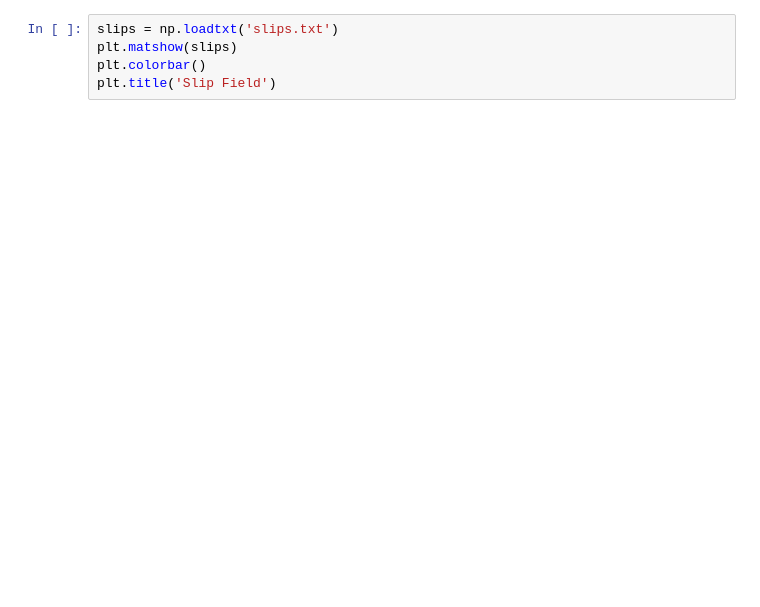
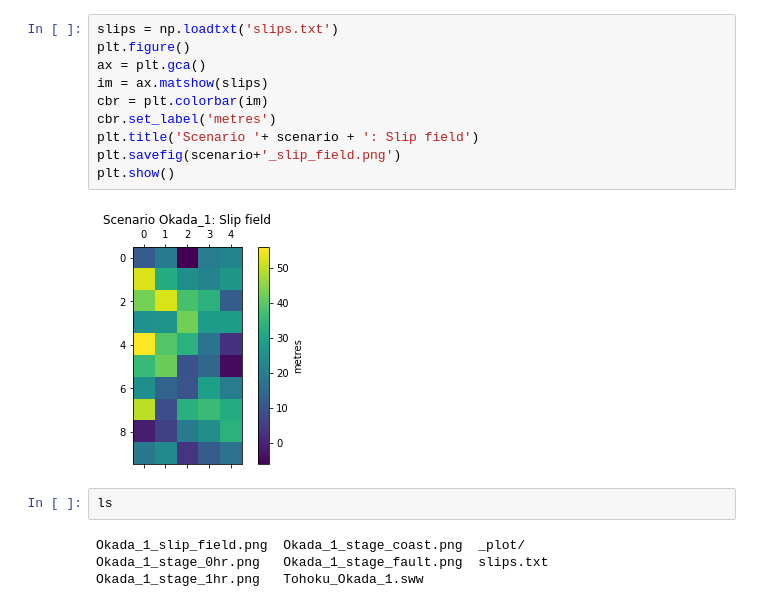
Before and after one commit to stoiver/Tohoku, a Jupyter notebook: notebook_plot_sww.ipynb, the cells around one changed output. Cells and saved outputs as stored; diff of their text form; blank space fills up the shorter version.

```diff
--- a/notebook_plot_sww.ipynb
+++ b/notebook_plot_sww.ipynb
@@ -44,5 +73,18 @@ plt.title('Stage near fault')
 # %%
 slips = np.loadtxt('slips.txt')
-plt.matshow(slips)
-plt.colorbar()
-plt.title('Slip Field')
+plt.figure()
+ax = plt.gca()
+im = ax.matshow(slips)
+cbr = plt.colorbar(im)
+cbr.set_label('metres')
+plt.title('Scenario '+ scenario + ': Slip field')
+plt.savefig(scenario+'_slip_field.png')
+plt.show()
+# %% [output]
+[figure, added]
+# %%
+ls
+# %% [output]
+Okada_1_slip_field.png  Okada_1_stage_coast.png  _plot/
+Okada_1_stage_0hr.png   Okada_1_stage_fault.png  slips.txt
+Okada_1_stage_1hr.png   Tohoku_Okada_1.sww
```
Also changed, not shown: parts of 9 cells of this notebook, 1 other file.
